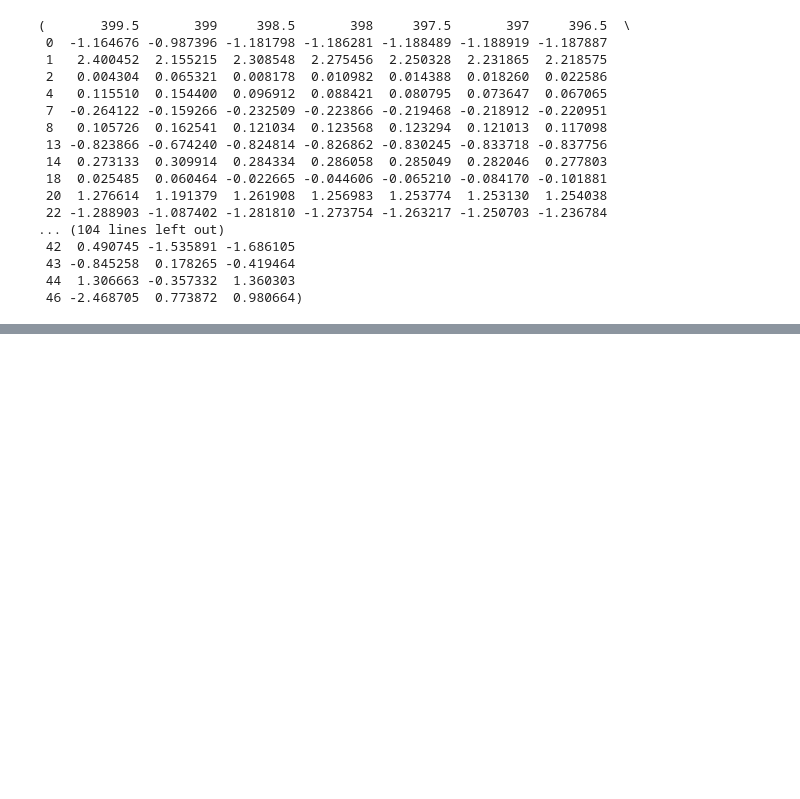
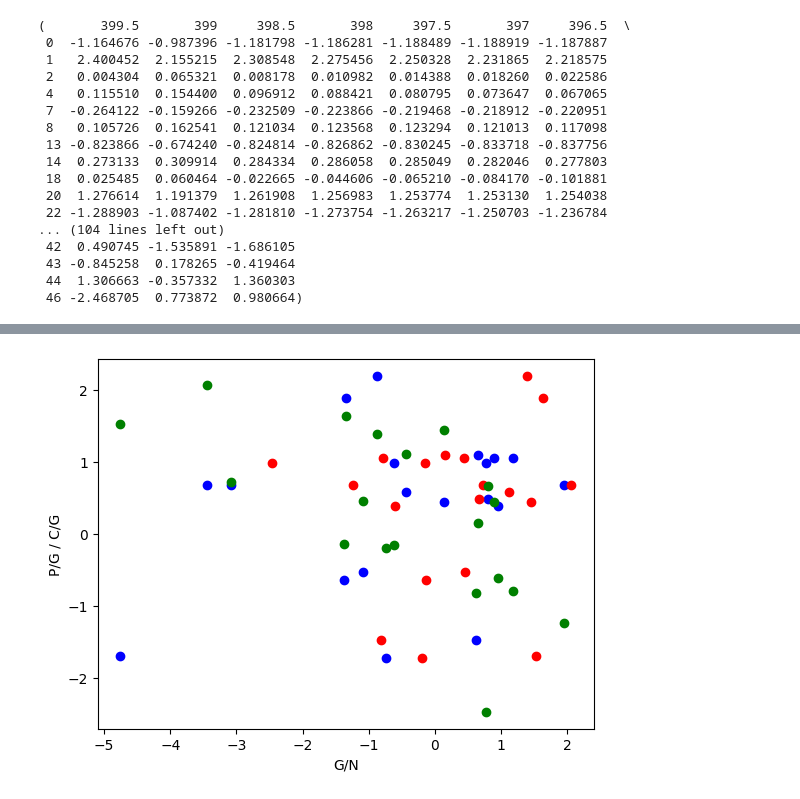
Before and after one commit to Borys1no/Borys1no, a Jupyter notebook: oil.ipynb, the cells around one changed output, grey strips where cells are left out. Drawn from its saved outputs; the diff is of its cells as text; code cells hidden in the pictures; blank space fills up the shorter version.

```diff
--- a/oil.ipynb
+++ b/oil.ipynb
@@ -96,3 +146,19 @@ X,y
  43 -0.845258  0.178265 -0.419464
  44  1.306663 -0.357332  1.360303
  46 -2.468705  0.773872  0.980664)
+# %%
+from sklearn.impute import SimpleImputer
+
+datos_numericos = datos.select_dtypes(include='number')
+
+imputador = SimpleImputer(strategy='mean')
+
+imputador.fit(datos_numericos)
+
+datos_imputados_numericos = imputador.transform(datos_numericos)
+
+datos_imputados_numericos = pd.DataFrame(datos_imputados_numericos, columns=datos_numericos.columns)
+
+datos_imputados = pd.concat([datos['WL'], datos_imputados_numericos], axis=1)
+
+print(datos_imputados)
@@ -99,27 +183,33 @@ X,y
 # %%
+
+
 class ModelW:
   def __init__(self, nombre, model):
-    self.nombre = nombre
-    self.model= model
+    self.nombre=nombre
+    self.model=model
     self.estimaciones = None
     self.combinado = None
+
   def fit(self, X, y):
-    self.model.fit(X, y)
+    self.model.fit(X,y)
+
+
   def predict(self, X):
     return self.model.predict(X)
 
+
+
   def ejecutar(self):
-    if os.path.exists(f'output/{self.nombre}') is False:
-        os.makedirs(f'output/{self.nombre}')
+    if os.path.exists(f'output/{self.nombre}')is False:
+      os.makedirs(f'output/{self.nombre}')
 
-    self.estimaciones = pd.DataFrame(columns=["est_C/G", "est_G/N",
+    self.estimaciones = pd.DataFrame(columns=["est_C/G",
+                                              "est_G/N",
                                               "est_P/G"],
                                      data=self.predict(t_espe_std))
-    self.estimaciones.insert(loc=0, column="WL", value=datos["WL"])
+    self.estimaciones.insert(loc=0, column="WL", value=datos_imputados["WL"])
 
-
-
-    self.combinado = datos.copy()
+    self.combinado =datos.copy()
     self.indices_vacios = self.combinado[self.combinado["C/G"].isna()].index
     self.combinado['STATE']='original'
     self.combinado.loc[self.combinado["C/G"].isna(), 'STATE']= 'estimacion'
@@ -128,28 +218,69 @@ class ModelW:
     self.combinado.loc[self.combinado["P/G"].isna(), 'P/G']= self.estimaciones.values[:, 3][self.indices_vacios]
     self.combinado =self.combinado[["WL", "STATE", "C/G", "G/N", "P/G"]]
     print(self.combinado)
+    return self.combinado
+
+
   def guardar(self):
     if not os.path.exists('/content/drive/My Drive/ estimaciones'):
       os.makedirs('/content/drive/My Drive/estimaciones', exist_ok=True)
     if not os.path.exists('/content/drive/My Drive/combinado'):
       os.makedirs('/content/drive/My Drive/combinado')
 
-
     self.estimaciones.to_csv(f"/content/drive/My Drive/estimaciones/{self.nombre}_estimaciones.csv", index=False)
     self.combinado.to_csv(f"/content/drive/My Drive/combinado/{self.nombre}_combinado.csv",index=False)
 
+  def get_original_data(self):
+    return self.combinado[self.combinado["STATE"] == 'original']
+  def get_estimacion_data(self):
+    return self.combinado[self.combinado["STATE"] == 'estimacion']
+
   def graficar(self):
+    original_data = self.combinado[self.combinado["STATE"]=='original']
+    estimacion_data = self.combinado[self.combinado["STATE"]=='estimacion']
+
+    print("Datos para la grafica 'original': ")
+    print(original_data.head())
+    print("Datos para la grafica 'estimacion': ")
+    print(estimacion_data.head())
+
 
     plt.scatter(
-        self.combinado[self.combinado["STATE"]== 'original']['G/N'],
-        self.combinado[self.combinado["STATE"]== "original"]["P/G"],
+        estimacion_data['G/N'],
+        estimacion_data["P/G"],
         c='blue',
+        label='Original'
     )
     plt.scatter(
-        self.combinado[self.combinado["STATE"]== 'estimacion']['G/N'],
-        self.combinado[self.combinado["STATE"]== "estimacion"]["P/G"],
+        estimacion_data['C/G'],
+        estimacion_data["P/G"],
         c='red',
+        label='Estimado'
+    )
+
+    plt.scatter(
+        estimacion_data['G/N'],
+        estimacion_data["C/G"],
+        c='green',
+        label='C/G'
     )
     plt.xlabel('G/N')
-    plt.ylabel('P/G')
+    plt.ylabel('P/G / C/G')
     plt.show()
+
+
+modelos = {
+    "linear": LinearRegression()
+}
+
+for m in modelos:
+  modelo = ModelW(m, modelos [m])
+  modelo.fit(X, y.values)
+  modelo.ejecutar()
+  modelo.guardar()
+
+  error=(modelo.combinado.values[c_comp_std.index][:, 3:6]- modelo.estimaciones.values[c_comp_std.index][:, 2:5]).astype(float)
+  print(error)
+
+  modelo.graficar()
+# %% [output]
@@ -155,0 +324 @@ class ModelW:
+[figure, added]
```
Also changed, not shown: parts of 59 cells of this notebook.
